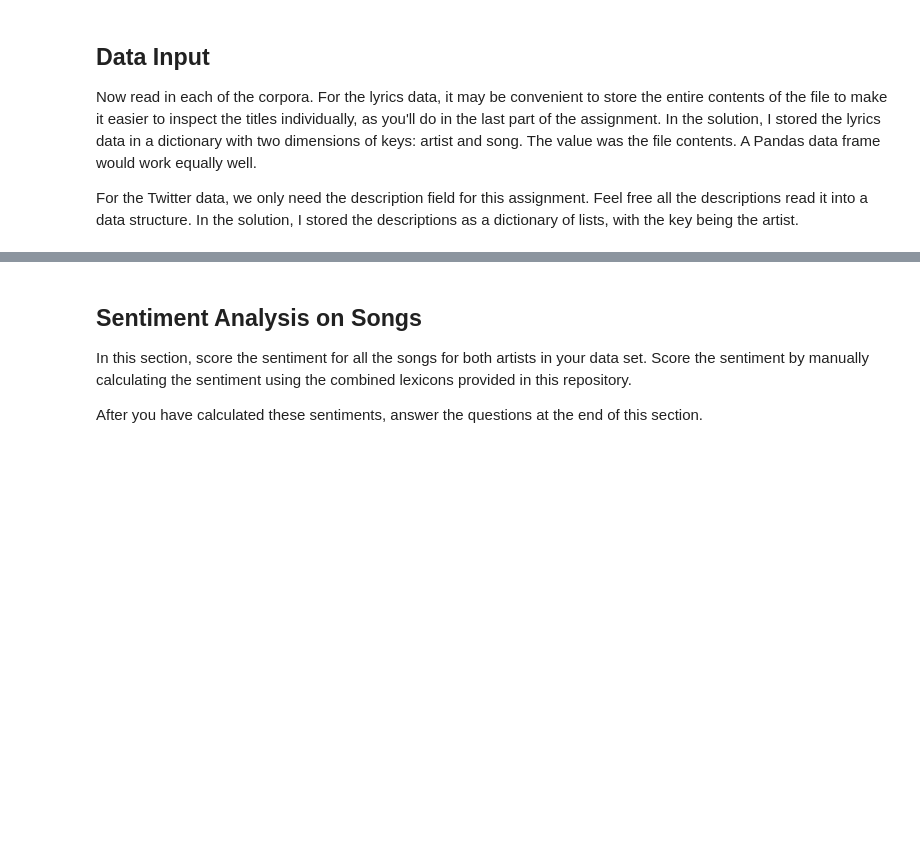
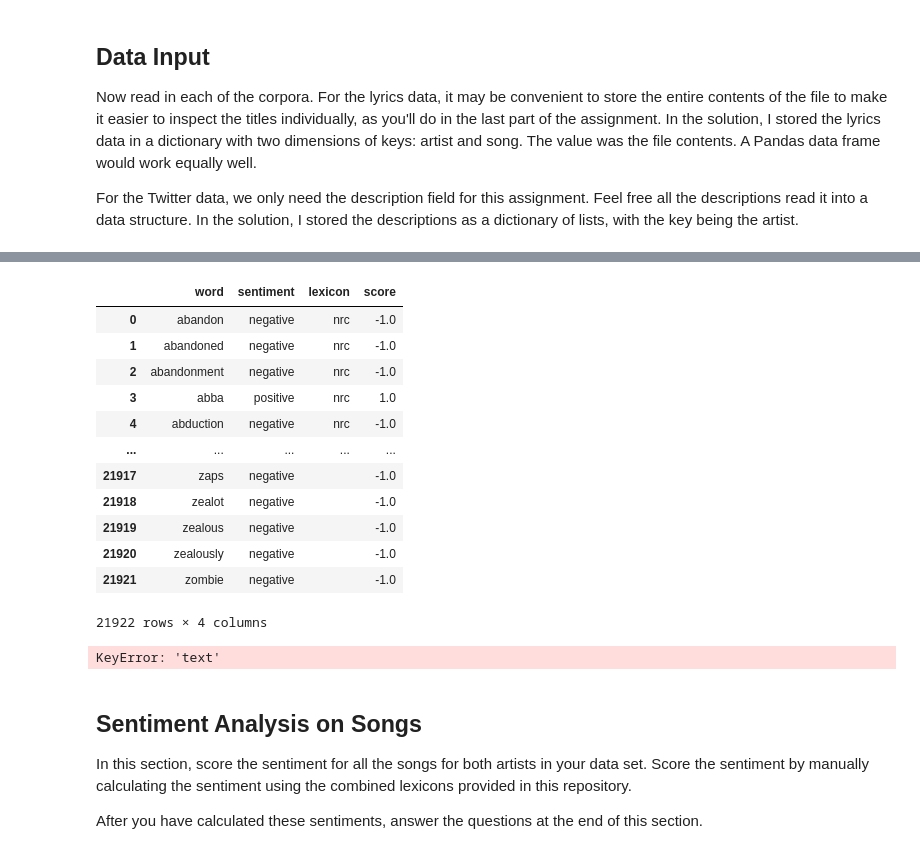
Before and after one commit to Brianne-Bell/ADS-509-textmine_M6-sentiment, a Jupyter notebook: Sentiment Assignment.ipynb, the cells around one changed output, grey strips where cells are left out. Drawn from its saved outputs; the diff is of its cells as text; code cells hidden in the pictures; blank space fills up the shorter version.

```diff
--- a/Sentiment Assignment.ipynb
+++ b/Sentiment Assignment.ipynb
@@ -134,3 +211,47 @@ twitter_df
+# %%
+word_score = pd.concat([tidytext, pos_words, neg_words], ignore_index=True)
+word_score
+# %% [output]
+|  | word | sentiment | lexicon | score |
+| 0 | abandon | negative | nrc | -1.0 |
+| 1 | abandoned | negative | nrc | -1.0 |
+| 2 | abandonment | negative | nrc | -1.0 |
+| 3 | abba | positive | nrc | 1.0 |
+| 4 | abduction | negative | nrc | -1.0 |
+| ... | ... | ... | ... | ... |
+| 21917 | zaps | negative |  | -1.0 |
+| 21918 | zealot | negative |  | -1.0 |
+| 21919 | zealous | negative |  | -1.0 |
+| 21920 | zealously | negative |  | -1.0 |
+| 21921 | zombie | negative |  | -1.0 |
+21922 rows × 4 columns
+# %%
+df = twitter_df[["description"]]
+
+pos_score = 1
+neg_score = -1
+word_dict = {}
+
+# Adding the positive words to the dictionary
+for word in opinion_lexicon.positive():
+        word_dict[word] = pos_score
+
+# Adding the negative words to the dictionary
+for word in opinion_lexicon.negative():
+        word_dict[word] = neg_score
+
+def bing_liu_score(text):
+    sentiment_score = 0
+    bag_of_words = word_tokenize(text.lower())
+    for word in bag_of_words:
+        if word in word_dict:
+            sentiment_score += word_dict[word]
+    return sentiment_score / len(bag_of_words)
+
+df['Bing_Liu_Score'] = df['text'].apply(bing_liu_score)
+df[['asin','text','Bing_Liu_Score']].sample(2)
+# %% [output]
+KeyError: 'text'
 # %% [markdown]
 ## Sentiment Analysis on Songs
 
```
Also changed, not shown: parts of 6 cells of this notebook.
